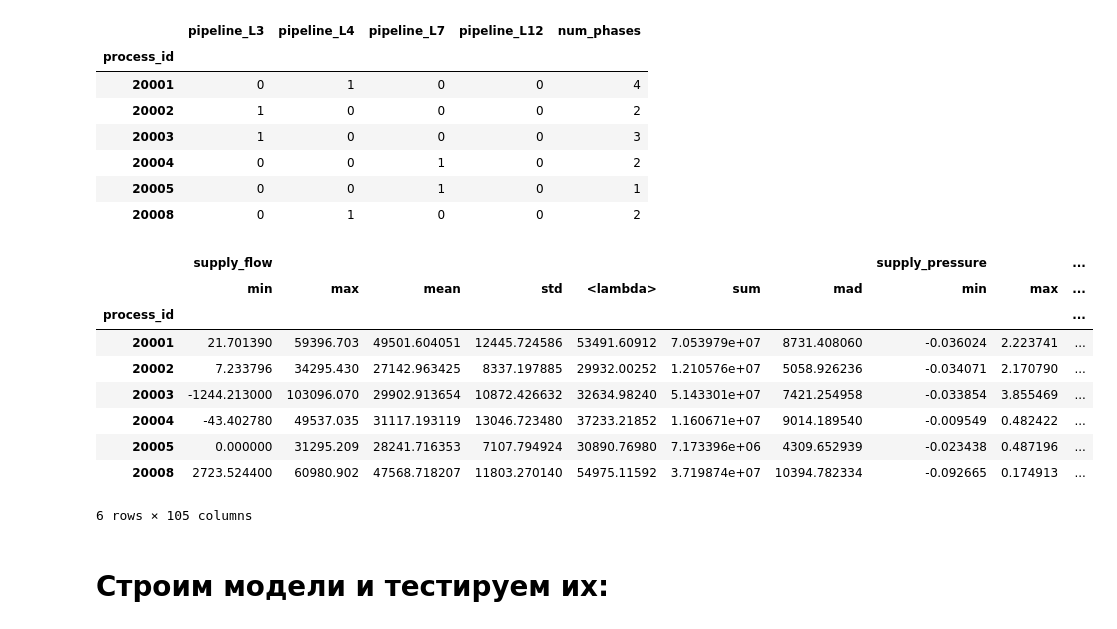
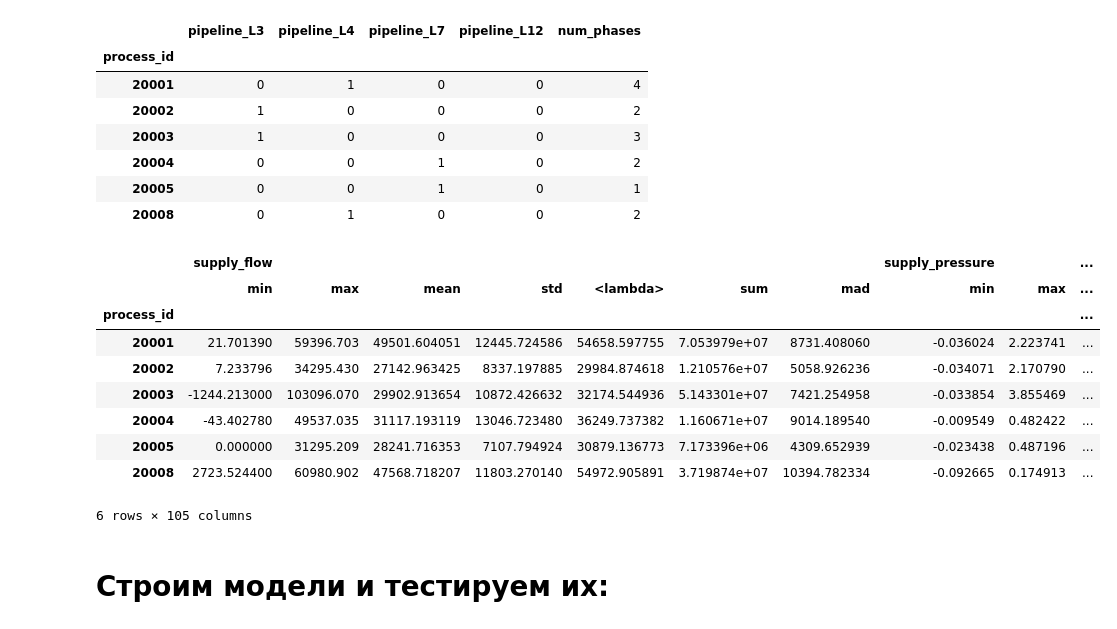
Before and after one commit to paniquex/MSU_2course_selection, a Jupyter notebook: first_task/Untitled.ipynb, the cells around one changed output. Cells and saved outputs as stored; diff of their text form; code cells hidden in the pictures.

```diff
--- a/first_task/Untitled.ipynb
+++ b/first_task/Untitled.ipynb
@@ -161,33 +161,33 @@ ts_cols = [
     'tank_concentration_acid',
 ]
 # %%
-# import scipy as sc
+ import scipy as sc
 def prep_time_series_features(df, columns=None):
     if columns is None:
         columns = df.columns
 
     ts_df = df[ts_cols].set_index('process_id')
 
     # create features: min, max, mean, standard deviation, and mean of the last ten observations
     ts_features = ts_df.groupby('process_id').aggregate(['min', 'max', 'mean', 'std',
-                                                         lambda x: x.tail(25).mean(),
+                                                         lambda x: x.tail(110).mean(),
                                                          'sum', 'mad'])
 
 
     return ts_features
 
 # show example for first 5,000 observations
 prep_time_series_features(train_limited.head(5000), columns=ts_cols)
 # %% [output]
 |  | supply_flow |  |  |  |  |  |  | supply_pressure |  | ... |
 |  | min | max | mean | std | <lambda> | sum | mad | min | max | ... |
 | process_id |  |  |  |  |  |  |  |  |  | ... |
-| 20001 | 21.701390 | 59396.703 | 49501.604051 | 12445.724586 | 53491.60912 | 7.053979e+07 | 8731.408060 | -0.036024 | 2.223741 | ... |
-| 20002 | 7.233796 | 34295.430 | 27142.963425 | 8337.197885 | 29932.00252 | 1.210576e+07 | 5058.926236 | -0.034071 | 2.170790 | ... |
-| 20003 | -1244.213000 | 103096.070 | 29902.913654 | 10872.426632 | 32634.98240 | 5.143301e+07 | 7421.254958 | -0.033854 | 3.855469 | ... |
-| 20004 | -43.402780 | 49537.035 | 31117.193119 | 13046.723480 | 37233.21852 | 1.160671e+07 | 9014.189540 | -0.009549 | 0.482422 | ... |
-| 20005 | 0.000000 | 31295.209 | 28241.716353 | 7107.794924 | 30890.76980 | 7.173396e+06 | 4309.652939 | -0.023438 | 0.487196 | ... |
-| 20008 | 2723.524400 | 60980.902 | 47568.718207 | 11803.270140 | 54975.11592 | 3.719874e+07 | 10394.782334 | -0.092665 | 0.174913 | ... |
+| 20001 | 21.701390 | 59396.703 | 49501.604051 | 12445.724586 | 54658.597755 | 7.053979e+07 | 8731.408060 | -0.036024 | 2.223741 | ... |
+| 20002 | 7.233796 | 34295.430 | 27142.963425 | 8337.197885 | 29984.874618 | 1.210576e+07 | 5058.926236 | -0.034071 | 2.170790 | ... |
+| 20003 | -1244.213000 | 103096.070 | 29902.913654 | 10872.426632 | 32174.544936 | 5.143301e+07 | 7421.254958 | -0.033854 | 3.855469 | ... |
+| 20004 | -43.402780 | 49537.035 | 31117.193119 | 13046.723480 | 36249.737382 | 1.160671e+07 | 9014.189540 | -0.009549 | 0.482422 | ... |
+| 20005 | 0.000000 | 31295.209 | 28241.716353 | 7107.794924 | 30879.136773 | 7.173396e+06 | 4309.652939 | -0.023438 | 0.487196 | ... |
+| 20008 | 2723.524400 | 60980.902 | 47568.718207 | 11803.270140 | 54972.905891 | 3.719874e+07 | 10394.782334 | -0.092665 | 0.174913 | ... |
 6 rows × 105 columns
 # %%
 def create_feature_matrix(df):
```
Also changed, not shown: parts of 32 cells of this notebook.
